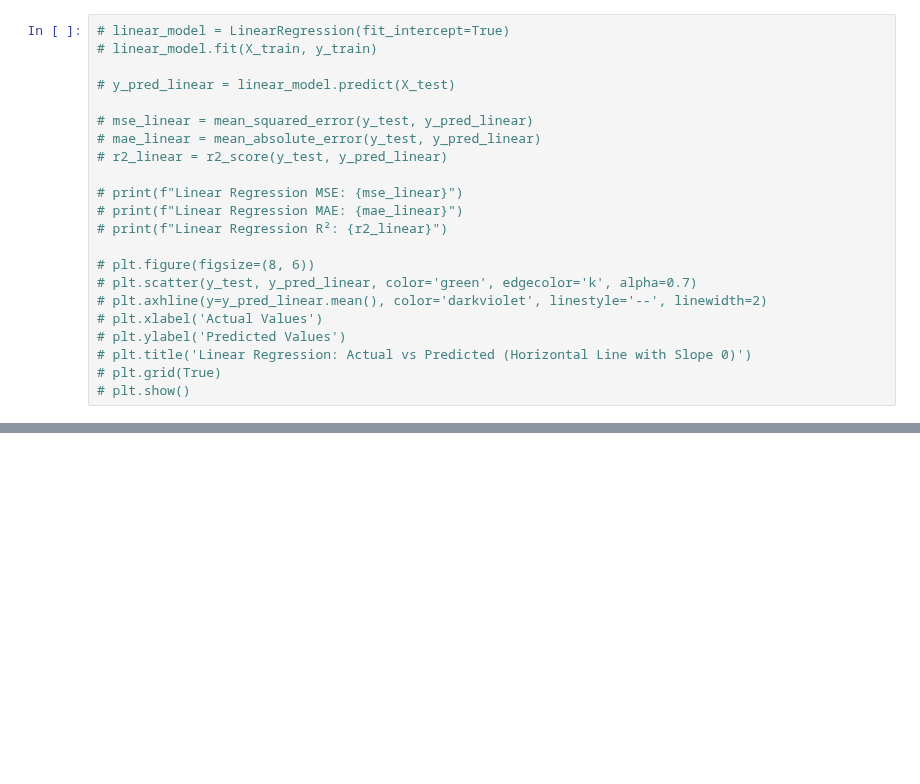
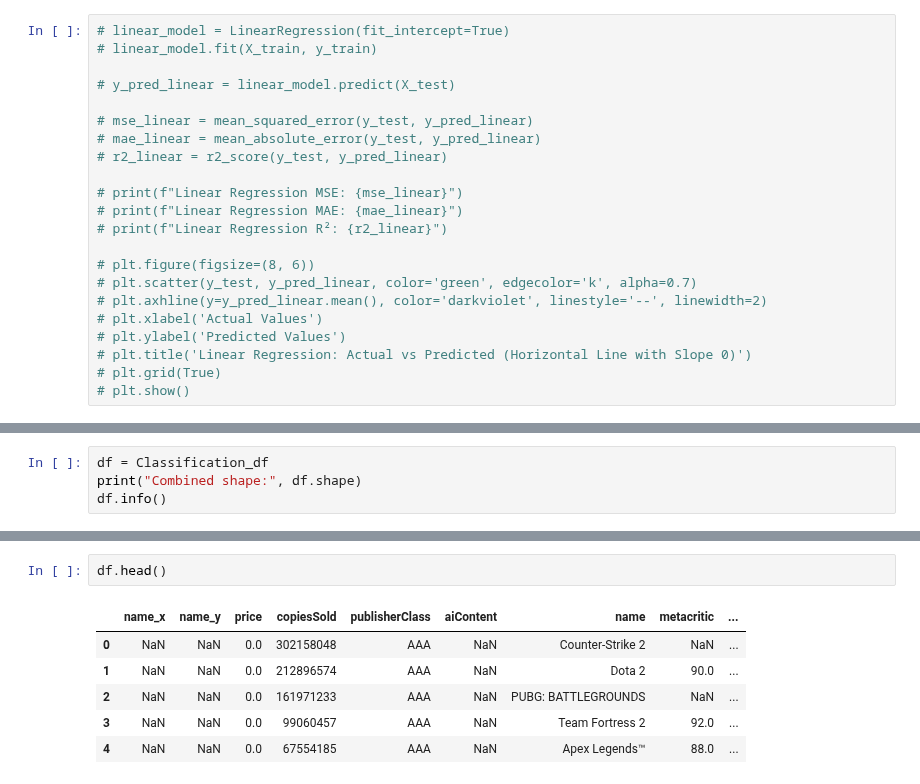
Before and after one commit to ahany42/SteamGamesPredictions, a Jupyter notebook: steam-games.ipynb, the cells around one changed output, grey strips where cells are left out. Cells and saved outputs as stored; diff of their text form; blank space fills up the shorter version.

```diff
--- a/steam-games.ipynb
+++ b/steam-games.ipynb
@@ -1276,0 +1156,4 @@ print(f"Test Accuracy:  {test_acc:.4f}")
+# %%
+df = Classification_df
+print("Combined shape:", df.shape)
+df.info()
@@ -1276,0 +1190,9 @@ print(f"Test Accuracy:  {test_acc:.4f}")
+# %%
+df.head()
+# %% [output]
+|  | name_x | name_y | price | copiesSold | publisherClass | aiContent | name | metacritic | ... |
+| 0 | NaN | NaN | 0.0 | 302158048 | AAA | NaN | Counter-Strike 2 | NaN | ... |
+| 1 | NaN | NaN | 0.0 | 212896574 | AAA | NaN | Dota 2 | 90.0 | ... |
+| 2 | NaN | NaN | 0.0 | 161971233 | AAA | NaN | PUBG: BATTLEGROUNDS | NaN | ... |
+| 3 | NaN | NaN | 0.0 | 99060457 | AAA | NaN | Team Fortress 2 | 92.0 | ... |
+| 4 | NaN | NaN | 0.0 | 67554185 | AAA | NaN | Apex Legends™ | 88.0 | ... |
```
Also changed, not shown: parts of 102 cells of this notebook.
